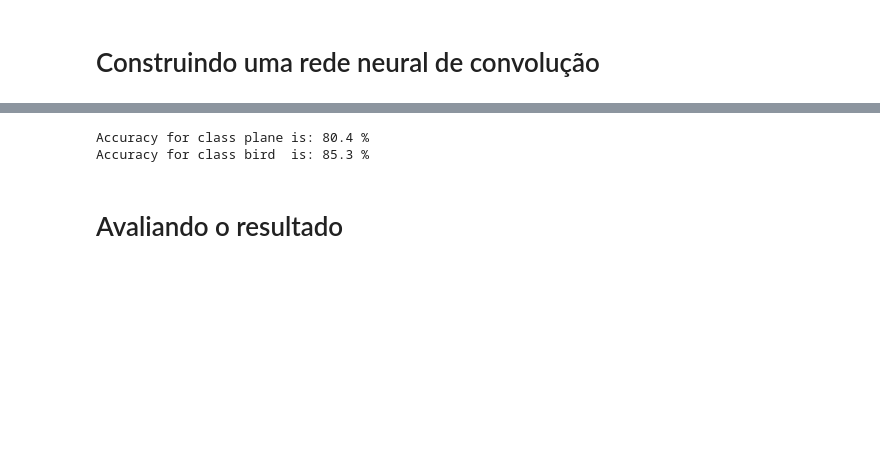
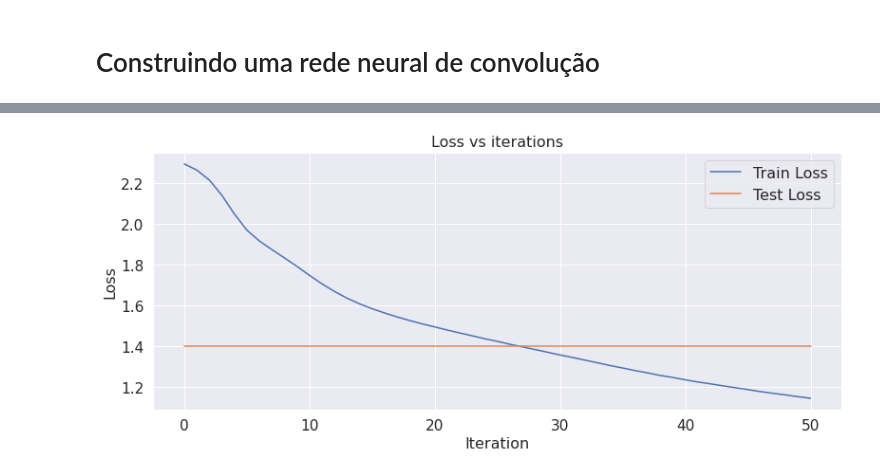
Before and after one commit to pgdinamica/deeplearning, a Jupyter notebook: notebooks/RedesConvolucionais.ipynb, the cells around one changed output, grey strips where cells are left out. Saved outputs shown, nothing was run; the diff lists cells and outputs as text; code cells hidden in the pictures; blank space fills up the shorter version.

```diff
--- a/notebooks/RedesConvolucionais.ipynb
+++ b/notebooks/RedesConvolucionais.ipynb
@@ -226,27 +324,21 @@ class ConvolutionalModel(nn.Module):
   def __init__(self):
       super().__init__()
       self.convlayers = nn.Sequential(
-        nn.Conv2d(3, 32, kernel_size=(3, 3)),
+        nn.Conv2d(3, 16, kernel_size=(3, 3)),
         nn.ReLU(),
         nn.MaxPool2d(2, 2),
 
-        nn.Conv2d(32, 64, kernel_size=(3, 3)),
+        nn.Conv2d(16, 32, kernel_size=(3, 3)),
         nn.ReLU(),
         nn.MaxPool2d(2, 2),
 
-        nn.Conv2d(64, 128, kernel_size=(3, 3)),
-        nn.ReLU(),
-        nn.MaxPool2d(2, 2),
       )
 
       self.linearlayers = nn.Sequential(
-          nn.Linear(512, 256),
+          nn.Linear(1152, 256),
           nn.ReLU(),
-          # nn.Linear(256, 128),
-          # nn.ReLU(),
-          nn.Linear(256, 4)
+          nn.Linear(256, 10)
       )
-
 
   def forward(self, x):
       x = self.convlayers(x)
@@ -259,8 +351,13 @@ loss_func2 = nn.CrossEntropyLoss()
 optimizer2 = torch.optim.SGD(convmodel.parameters(), lr=0.001)
 # %%
 epochs = 51
+conv_train_losses = []
+conv_test_losses = []
 for t in range(epochs):
   train_loss = train(convmodel, train_loader, loss_func2, optimizer2)
+  conv_train_losses.append(train_loss)
   if t % 10 == 0:
     print(f"Epoch: {t}; Train Loss: {train_loss}")
+  test_loss = validate(convmodel, test_loader, loss_func)
+  conv_test_losses.append(test_loss)
 # %% [output]
@@ -273,7 +370,5 @@ Epoch: 50; Train Loss: 0.3994482623733533
-# %%
-test(convmodel, test_loader, ['plane', 'bird'])
-# %% [output]
-Accuracy for class plane is: 80.4 %
-Accuracy for class bird  is: 85.3 %
-# %% [markdown]
-# Avaliando o resultado
+# %%
+conv_losses = {"Train Loss": conv_train_losses, "Test Loss": conv_test_losses}
+plot_losses(conv_losses)
+# %% [output]
+[figure, added]
```
Also changed, not shown: parts of 37 cells of this notebook.
